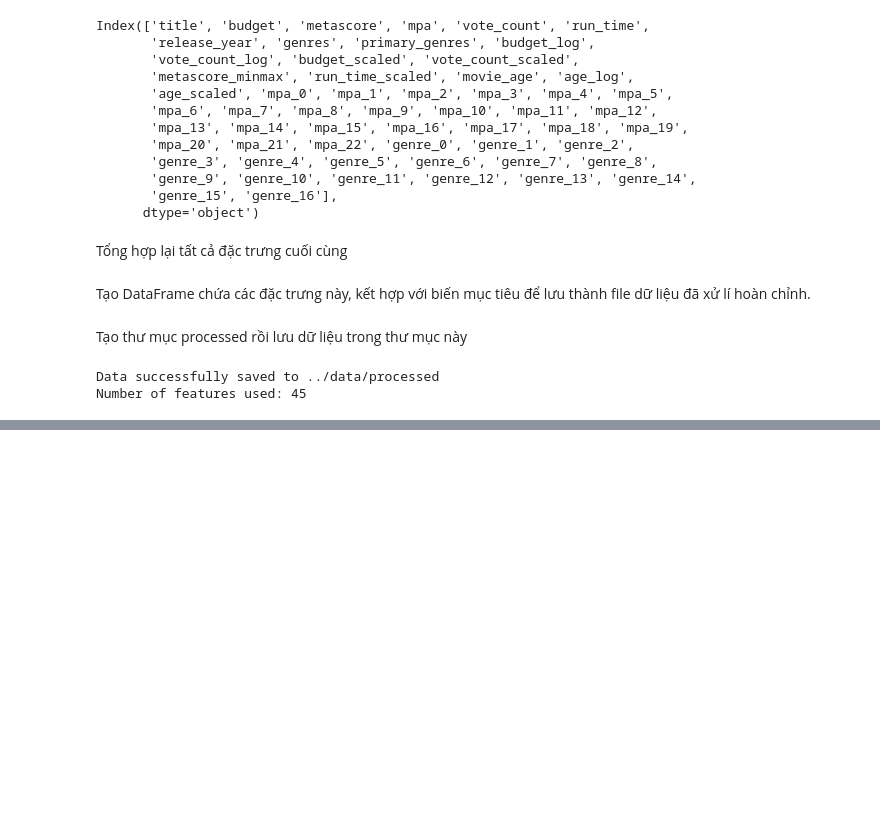
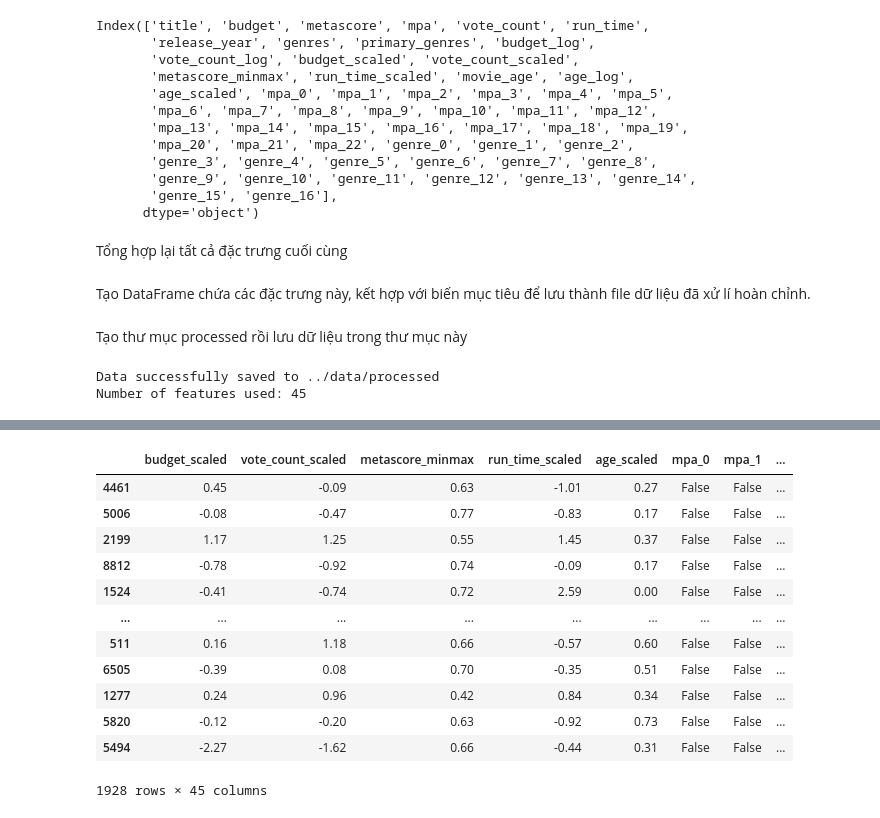
Before and after one commit to Kyoyooo/Movie-Rating-Prediction-Model, a Jupyter notebook: notebooks/data_exploration.ipynb, the cells around one changed output, grey strips where cells are left out. Cells and saved outputs as stored; diff of their text form; code cells hidden in the pictures; blank space fills up the shorter version.

```diff
--- a/notebooks/data_exploration.ipynb
+++ b/notebooks/data_exploration.ipynb
@@ -1340,0 +1373,16 @@ Number of features used: 45
+# %%
+X_test_processed
+# %% [output]
+|  | budget_scaled | vote_count_scaled | metascore_minmax | run_time_scaled | age_scaled | mpa_0 | mpa_1 | ... |
+| 4461 | 0.45 | -0.09 | 0.63 | -1.01 | 0.27 | False | False | ... |
+| 5006 | -0.08 | -0.47 | 0.77 | -0.83 | 0.17 | False | False | ... |
+| 2199 | 1.17 | 1.25 | 0.55 | 1.45 | 0.37 | False | False | ... |
+| 8812 | -0.78 | -0.92 | 0.74 | -0.09 | 0.17 | False | False | ... |
+| 1524 | -0.41 | -0.74 | 0.72 | 2.59 | 0.00 | False | False | ... |
+| ... | ... | ... | ... | ... | ... | ... | ... | ... |
+| 511 | 0.16 | 1.18 | 0.66 | -0.57 | 0.60 | False | False | ... |
+| 6505 | -0.39 | 0.08 | 0.70 | -0.35 | 0.51 | False | False | ... |
+| 1277 | 0.24 | 0.96 | 0.42 | 0.84 | 0.34 | False | False | ... |
+| 5820 | -0.12 | -0.20 | 0.63 | -0.92 | 0.73 | False | False | ... |
+| 5494 | -2.27 | -1.62 | 0.66 | -0.44 | 0.31 | False | False | ... |
+1928 rows × 45 columns
```
Also changed, not shown: parts of 5 cells of this notebook.
